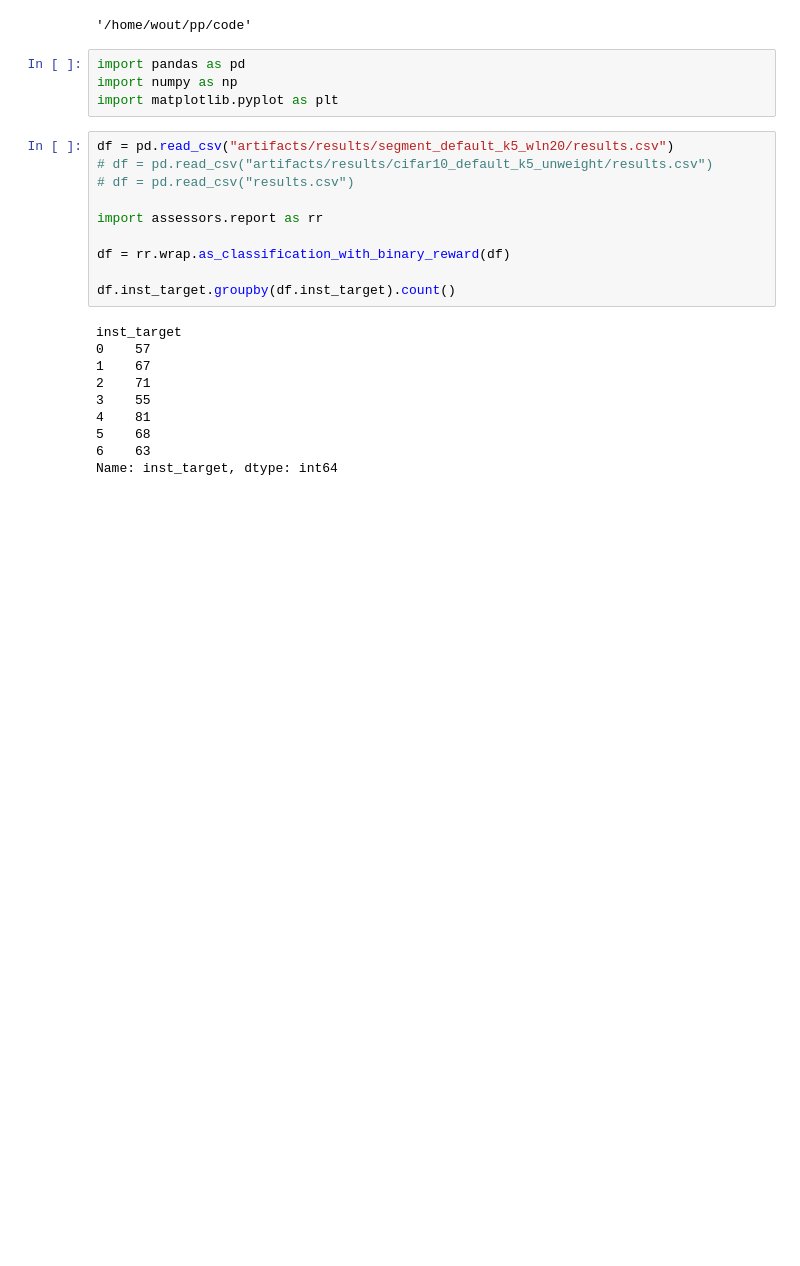
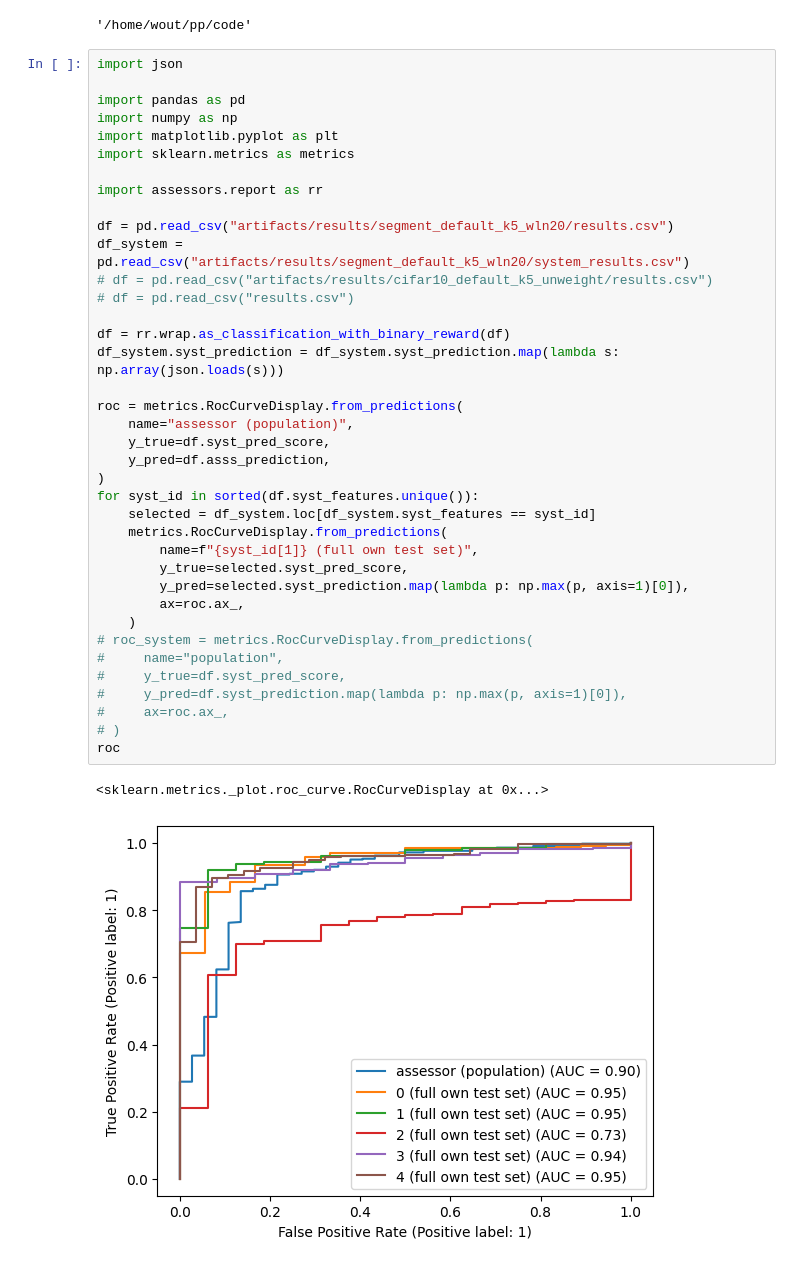
Before and after one commit to wschella/ilsp, a Jupyter notebook: notebooks/analyse.ipynb, the cells around one changed output. Drawn from its saved outputs; the diff is of its cells as text; blank space fills up the shorter version.

Commit message:
Compare ROC of assessor vs base systems

```diff
--- a/notebooks/analyse.ipynb
+++ b/notebooks/analyse.ipynb
@@ -11,27 +11,44 @@ in_correct_dir = True
 %pwd
 # %% [output]
 '/home/wout/pp/code'
-# %%
-import pandas as pd
-import numpy as np
-import matplotlib.pyplot as plt
 # %%
+import json
+
+import pandas as pd
+import numpy as np
+import matplotlib.pyplot as plt
+import sklearn.metrics as metrics
+
+import assessors.report as rr
+
 df = pd.read_csv("artifacts/results/segment_default_k5_wln20/results.csv")
+df_system = pd.read_csv("artifacts/results/segment_default_k5_wln20/system_results.csv")
 # df = pd.read_csv("artifacts/results/cifar10_default_k5_unweight/results.csv")
 # df = pd.read_csv("results.csv")
 
-import assessors.report as rr
+df = rr.wrap.as_classification_with_binary_reward(df)
+df_system.syst_prediction = df_system.syst_prediction.map(lambda s: np.array(json.loads(s)))
 
-df = rr.wrap.as_classification_with_binary_reward(df)
-
-df.inst_target.groupby(df.inst_target).count()
+roc = metrics.RocCurveDisplay.from_predictions(
+    name="assessor (population)",
+    y_true=df.syst_pred_score,
+    y_pred=df.asss_prediction,
+)
+for syst_id in sorted(df.syst_features.unique()):
+    selected = df_system.loc[df_system.syst_features == syst_id]
+    metrics.RocCurveDisplay.from_predictions(
+        name=f"{syst_id[1]} (full own test set)",
+        y_true=selected.syst_pred_score,
+        y_pred=selected.syst_prediction.map(lambda p: np.max(p, axis=1)[0]),
+        ax=roc.ax_,
+    )
+# roc_system = metrics.RocCurveDisplay.from_predictions(
+#     name="population",
+#     y_true=df.syst_pred_score,
+#     y_pred=df.syst_prediction.map(lambda p: np.max(p, axis=1)[0]),
+#     ax=roc.ax_,
+# )
+roc
 # %% [output]
-inst_target
-0    57
-1    67
-2    71
-3    55
-4    81
-5    68
-6    63
-Name: inst_target, dtype: int64
+<sklearn.metrics._plot.roc_curve.RocCurveDisplay at 0x...>
+[figure, added]
```
Also changed, not shown: 6 other files.
